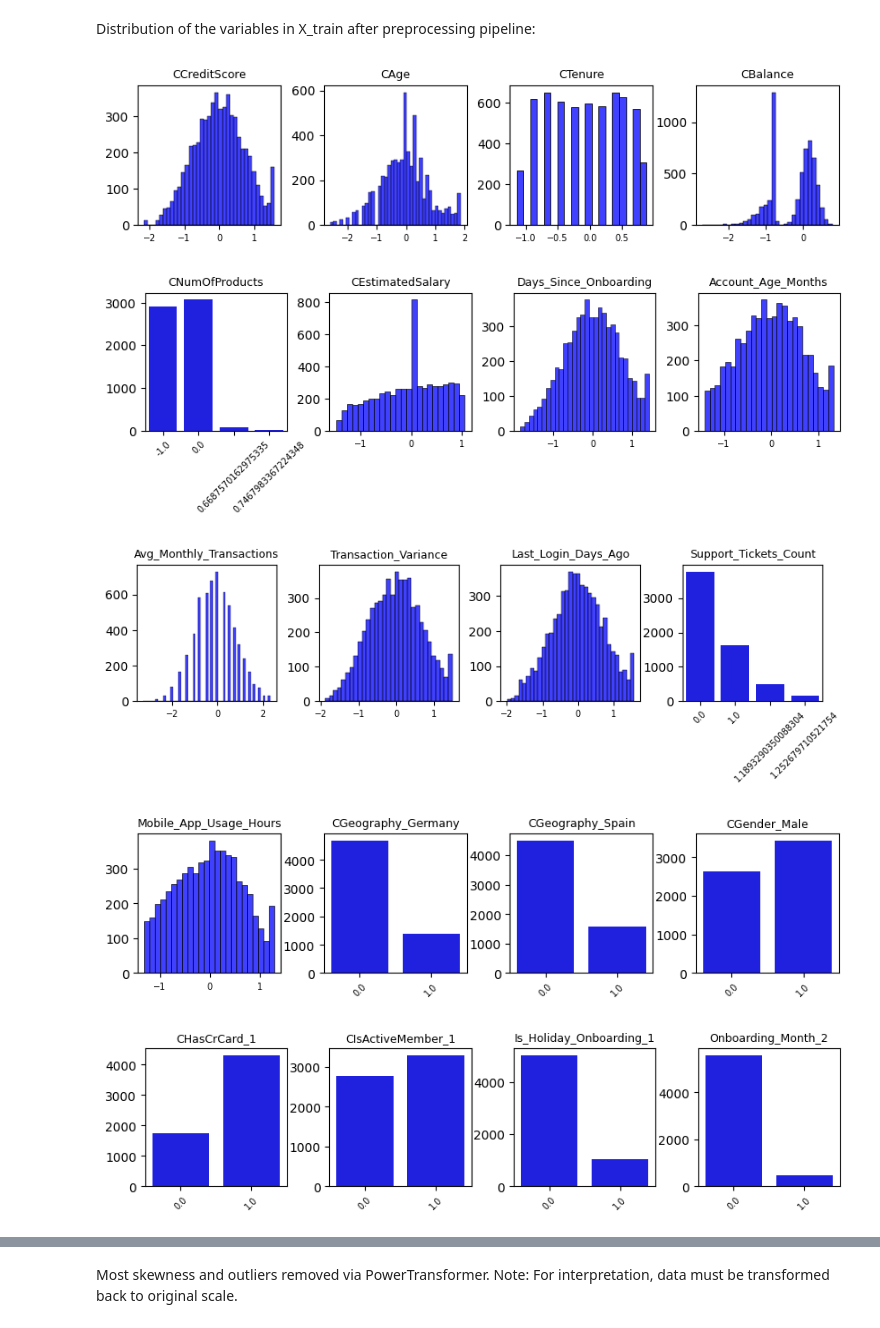
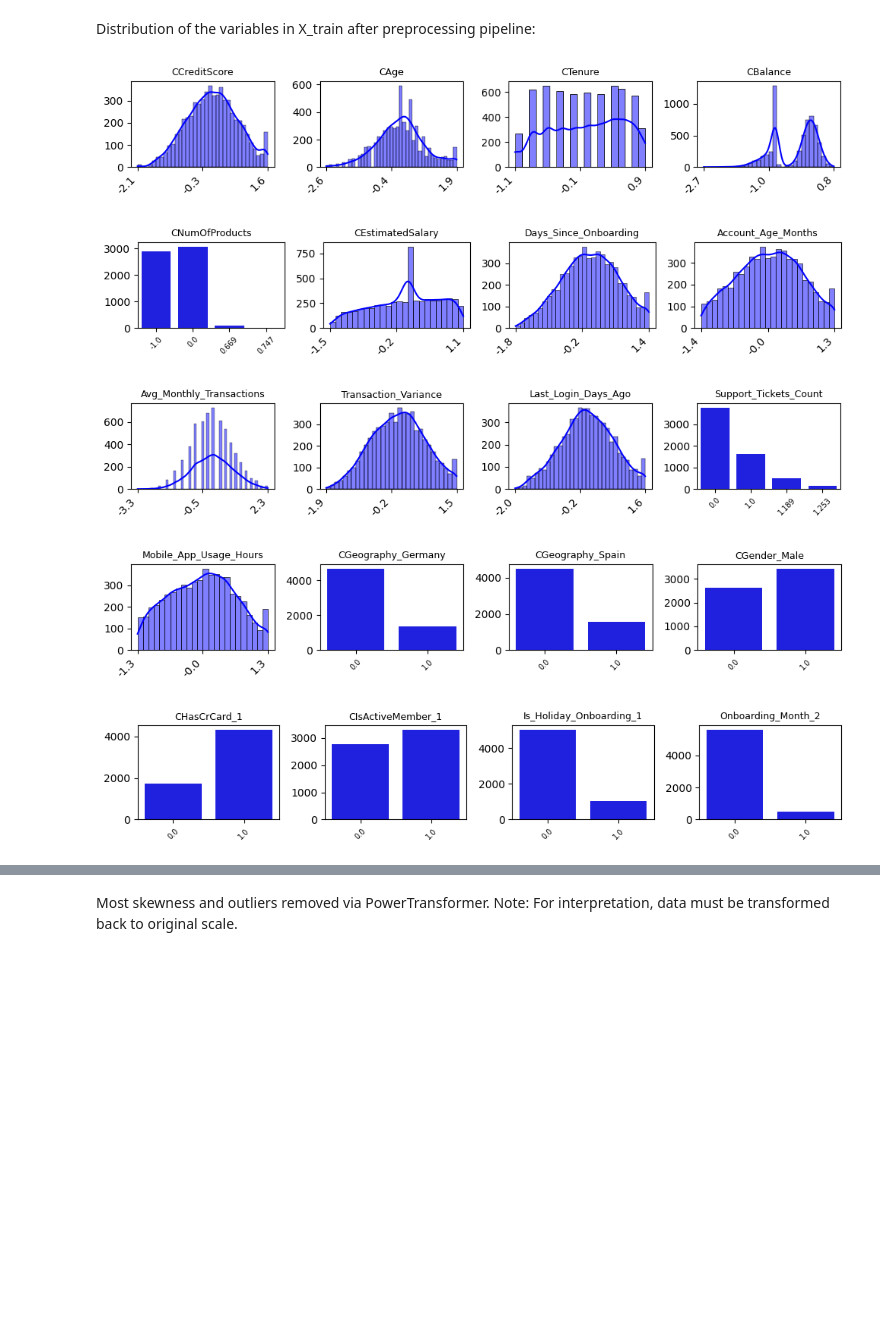
Before and after one commit to nncsimo/DSML2526, a Jupyter notebook: Abgabe/Assignment_02_3214721.ipynb, the cells around one changed output, grey strips where cells are left out. Saved outputs shown, nothing was run; the diff lists cells and outputs as text; code cells hidden in the pictures; blank space fills up the shorter version.

```diff
--- a/Abgabe/Assignment_02_3214721.ipynb
+++ b/Abgabe/Assignment_02_3214721.ipynb
@@ -77,7 +77,7 @@ Dataset shape: (8662, 22)
 Next we are going to analyze the distribution of the second (continuous) target variable `CLV_Continuous` which is relevant for this task:
 # %%
 # Analyze the target variable distribution
-fig, axes = plt.subplots(1, 2, figsize=(10, 5))
+fig, axes = plt.subplots(1, 2, figsize=(8, 4))
 
 # Histogram
 axes[0].hist(FinTech["CLV_Continuous"], bins=50, edgecolor='black', alpha=0.7)
@@ -359,16 +357,24 @@ def plot_grid(df, cols, ncols=4, fig_height=2, plot_type='auto'):
 
         for i, col in enumerate(row_cols):
             ax = axes[i]
-            data = df[col]
+            data = df[col].copy()  # Create a copy
+
+            # Round numeric data
+            if pd.api.types.is_numeric_dtype(data):
+                data = data.round(3)  # Round to 3 decimal places
 
             if plot_type == 'box':
                 sns.boxplot(x=data, ax=ax, color='blue', orient='h')
             elif plot_type == 'count' or (plot_type == 'auto' and data.nunique() <= 10):
                 sns.countplot(x=data, ax=ax, color='blue')
                 ax.tick_params(axis='x', rotation=45, labelsize=7)
-            else:
-                sns.histplot(x=data, ax=ax, color='blue')
-                ax.tick_params(axis='x', labelsize=7)
+            else:  # plot_type is 'hist' or 'auto' and not count-like
+                sns.histplot(x=data, ax=ax, color='blue', kde=True)  # Use sns.histplot
+                # Format x-axis ticks (optional, but good for numeric data)
+                data_min, data_max = data.min(), data.max()
+                ticks = np.linspace(data_min, data_max, 3)
+                ax.set_xticks(ticks)
+                ax.set_xticklabels(['{:.1f}'.format(tick) for tick in ticks], rotation=45, ha="right")
 
             title = col.replace('num__', '').replace('cat__', '').replace('bin__', '')
             ax.set_title(title, fontsize=9)
@@ -378,12 +384,13 @@ def plot_grid(df, cols, ncols=4, fig_height=2, plot_type='auto'):
         for i in range(len(row_cols), ncols):
             axes[i].axis('off')
         plt.subplots_adjust(wspace=0.3)
+        plt.tight_layout()
         plt.show()
 # %%
-plot_grid(X_train_processed_df, all_cols, ncols=4, fig_height=2)
+plot_grid(X_train_processed_df, all_cols, ncols=4)
 # %% [output]
-[figure, old version]
+[figure, new version]
-[figure, old version]
+[figure, new version]
-[figure, old version]
+[figure, new version]
-[figure, old version]
+[figure, new version]
-[figure, old version]
+[figure, new version]
```
Also changed, not shown: parts of 26 cells of this notebook.
